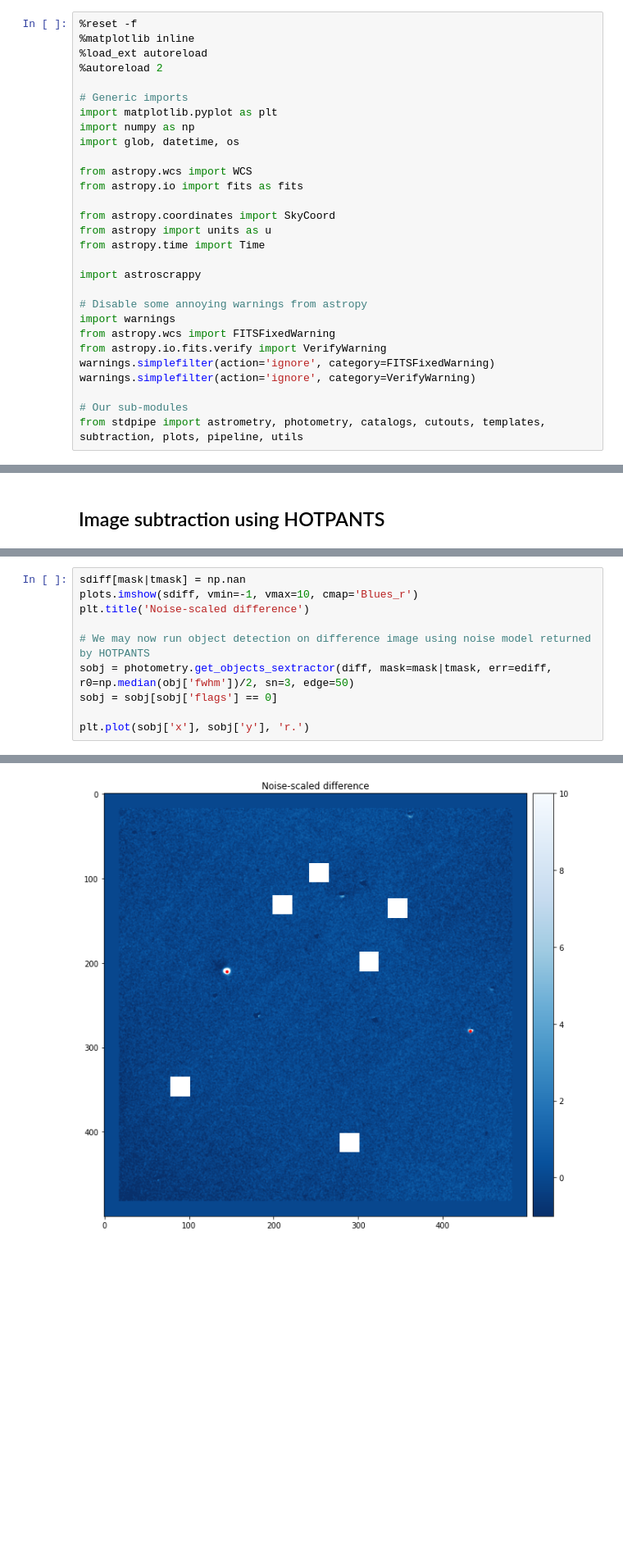
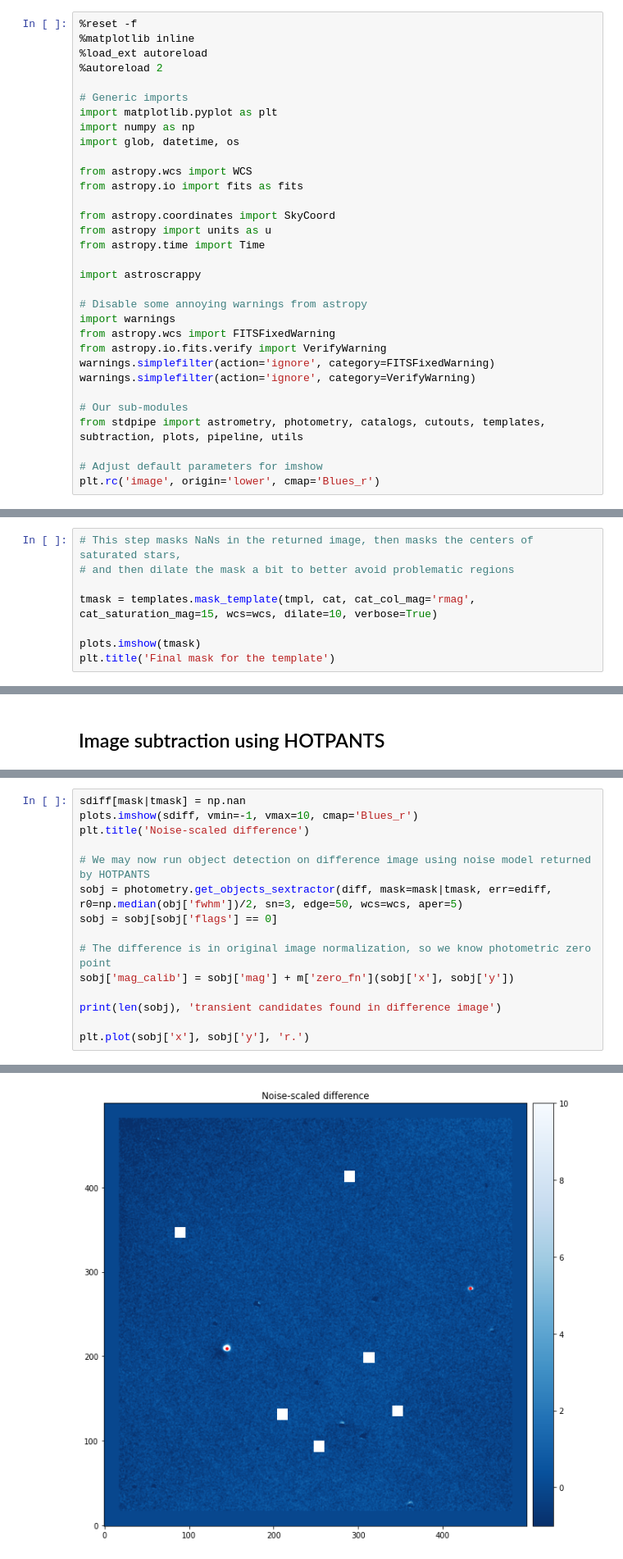
Before and after one commit to karpov-sv/stdpipe, a Jupyter notebook: notebooks/simple_pipeline.ipynb, the cells around one changed output, grey strips where cells are left out. Shown at 82% size. Saved outputs shown, nothing was run; the diff lists cells and outputs as text; blank space fills up the shorter version.

```diff
--- a/notebooks/simple_pipeline.ipynb
+++ b/notebooks/simple_pipeline.ipynb
@@ -27,6 +27,9 @@ warnings.simplefilter(action='ignore', category=VerifyWarning)
 
 # Our sub-modules
 from stdpipe import astrometry, photometry, catalogs, cutouts, templates, subtraction, plots, pipeline, utils
+
+# Adjust default parameters for imshow
+plt.rc('image', origin='lower', cmap='Blues_r')
 # %% [markdown]
 # Simple transient detection pipeline
 
@@ -200,0 +166,8 @@ Text(0.5, 1.0, 'Final mask for the template')
+# %%
+# This step masks NaNs in the returned image, then masks the centers of saturated stars,
+# and then dilate the mask a bit to better avoid problematic regions
+
+tmask = templates.mask_template(tmpl, cat, cat_col_mag='rmag', cat_saturation_mag=15, wcs=wcs, dilate=10, verbose=True)
+
+plots.imshow(tmask)
+plt.title('Final mask for the template')
@@ -221,8 +201,13 @@ plots.imshow(sdiff, vmin=-1, vmax=10, cmap='Blues_r')
 plt.title('Noise-scaled difference')
 
 # We may now run object detection on difference image using noise model returned by HOTPANTS
-sobj = photometry.get_objects_sextractor(diff, mask=mask|tmask, err=ediff, r0=np.median(obj['fwhm'])/2, sn=3, edge=50)
+sobj = photometry.get_objects_sextractor(diff, mask=mask|tmask, err=ediff, r0=np.median(obj['fwhm'])/2, sn=3, edge=50, wcs=wcs, aper=5)
 sobj = sobj[sobj['flags'] == 0]
 
+# The difference is in original image normalization, so we know photometric zero point
+sobj['mag_calib'] = sobj['mag'] + m['zero_fn'](sobj['x'], sobj['y'])
+
+print(len(sobj), 'transient candidates found in difference image')
+
 plt.plot(sobj['x'], sobj['y'], 'r.')
 # %% [output]
@@ -230,2 +216,2 @@ plt.plot(sobj['x'], sobj['y'], 'r.')
-[figure, old version]
+[figure, new version]
 # %%
```
Also changed, not shown: parts of 12 cells of this notebook.
